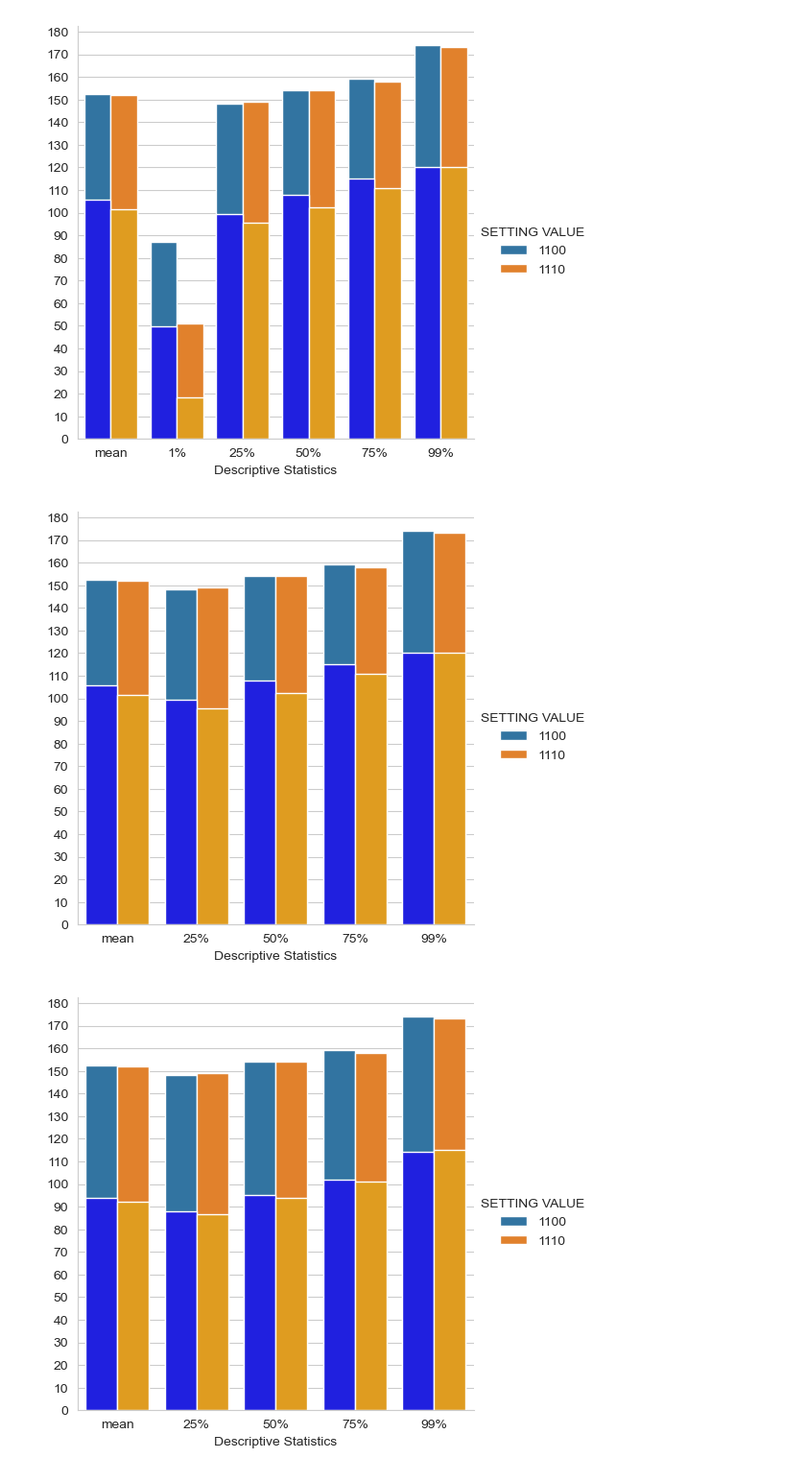
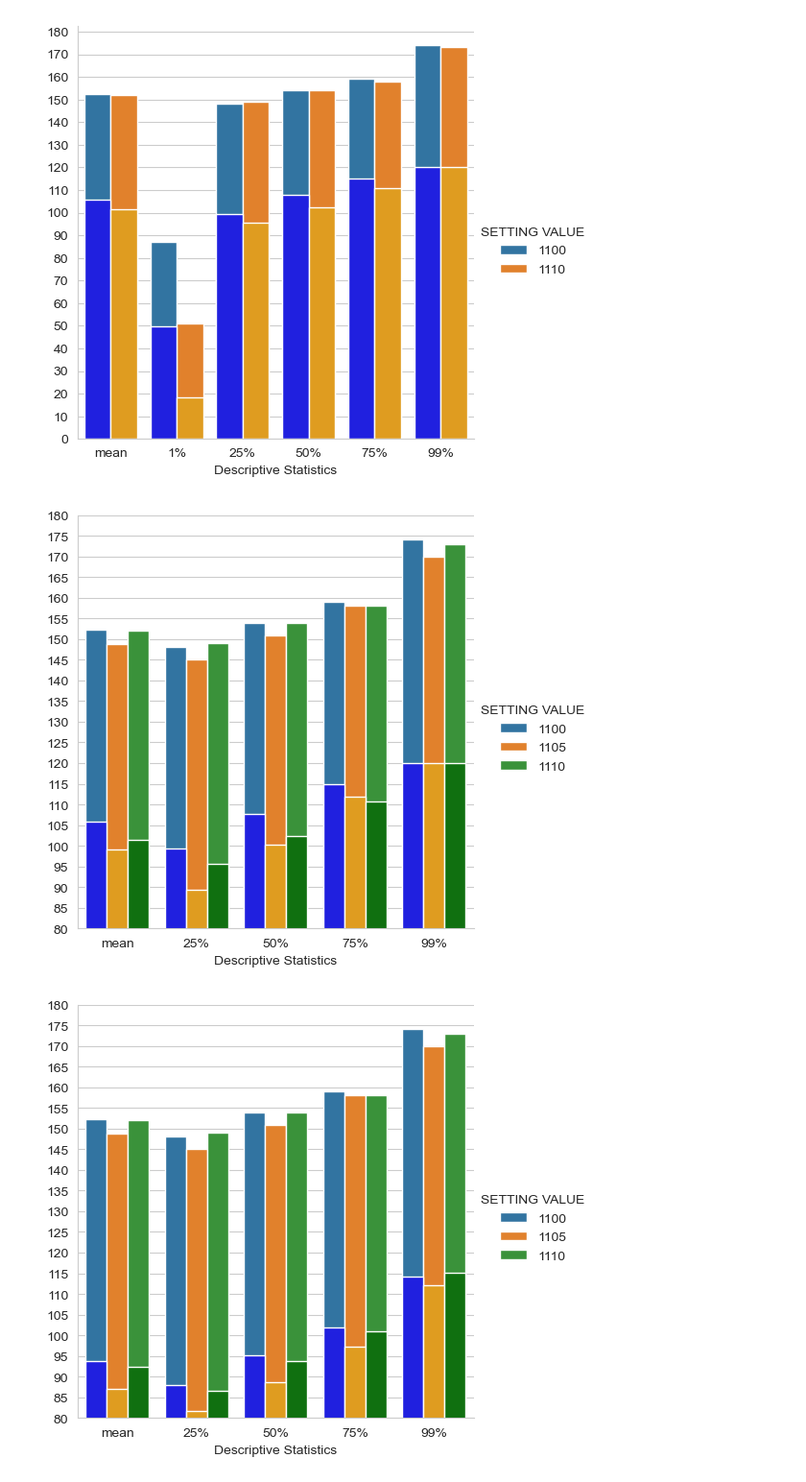
Before and after one commit to basil1015/gpu-performance-logs, a Jupyter notebook: Voltage.ipynb, the cells around one changed output. Shown at 96% size. Saved outputs shown, nothing was run; the diff lists cells and outputs as text; code cells hidden in the pictures.

```diff
--- a/Voltage.ipynb
+++ b/Voltage.ipynb
@@ -236,7 +236,7 @@ plt.show()
 [figure]
 # %%
 power_describe_g = sns.catplot(
-    data=melted_power_describe[(~melted_power_describe['index'].isin(['std', '1%'])) & (melted_power_describe['SETTING VALUE'].isin(['1100', '1110']))],
+    data=melted_power_describe[(~melted_power_describe['index'].isin(['std', '1%'])) & (melted_power_describe['SETTING VALUE'].isin(['1100', '1105', '1110']))],
     kind='bar',
     x='index',
     y='GPU PWR',
@@ -245,16 +245,18 @@ power_describe_g = sns.catplot(
 
 power_describe_ax = power_describe_g.ax
 power_describe_g.set_axis_labels('Descriptive Statistics')
-power_describe_ax.yaxis.set_major_locator(ticker.MultipleLocator(10))
+power_describe_ax.set_ylim(80, 180)
+power_describe_ax.yaxis.set_major_locator(ticker.MultipleLocator(5))
 
 sns.barplot(
-    data=melted_fps_describe[(~melted_fps_describe['index'].isin(['std', '1%'])) & (melted_fps_describe['SETTING VALUE'].isin(['1100', '1110']))],
+    data=melted_fps_describe[(~melted_fps_describe['index'].isin(['std', '1%'])) & (melted_fps_describe['SETTING VALUE'].isin(['1100', '1105', '1110']))],
     x='index',
     y='FPS',
     hue='SETTING VALUE',
     palette={
         '1100': 'blue',
-        '1110': 'orange',
+        '1105': 'orange',
+        '1110': 'green',
     },
     ax=power_describe_ax,
 )
@@ -265,36 +267,38 @@ if power_describe_ax.get_legend() is not None:
 power_describe_ax.set_ylabel(None)
 plt.show()
 # %% [output]
-[figure, old version]
+[figure, new version]
 # %%
 power_describe_g = sns.catplot(
-    data=melted_power_describe[(~melted_power_describe['index'].isin(['std', '1%'])) & (melted_power_describe['SETTING VALUE'].isin(['1100', '1110']))],
+    data=melted_power_describe[(~melted_power_describe['index'].isin(['std', '1%'])) & (melted_power_describe['SETTING VALUE'].isin(['1100', '1105', '1110']))],
     kind='bar',
     x='index',
     y='GPU PWR',
     hue='SETTING VALUE',
 )
 
 power_describe_ax = power_describe_g.ax
 power_describe_g.set_axis_labels('Descriptive Statistics')
-power_describe_ax.yaxis.set_major_locator(ticker.MultipleLocator(10))
+power_describe_ax.set_ylim(80, 180)
+power_describe_ax.yaxis.set_major_locator(ticker.MultipleLocator(5))
 
 sns.barplot(
-    data=melted_fps99_describe[(~melted_fps99_describe['index'].isin(['std', '1%'])) & (melted_fps99_describe['SETTING VALUE'].isin(['1100', '1110']))],
+    data=melted_fps99_describe[(~melted_fps99_describe['index'].isin(['std', '1%'])) & (melted_fps99_describe['SETTING VALUE'].isin(['1100', '1105', '1110']))],
     x='index',
     y='99th% FPS',
     hue='SETTING VALUE',
     palette={
         '1100': 'blue',
-        '1110': 'orange',
+        '1105': 'orange',
+        '1110': 'green',
     },
     ax=power_describe_ax,
 )
 
 if power_describe_ax.get_legend() is not None:
     power_describe_ax.get_legend().remove()
 
 power_describe_ax.set_ylabel(None)
 plt.show()
 # %% [output]
-[figure, old version]
+[figure, new version]
```
